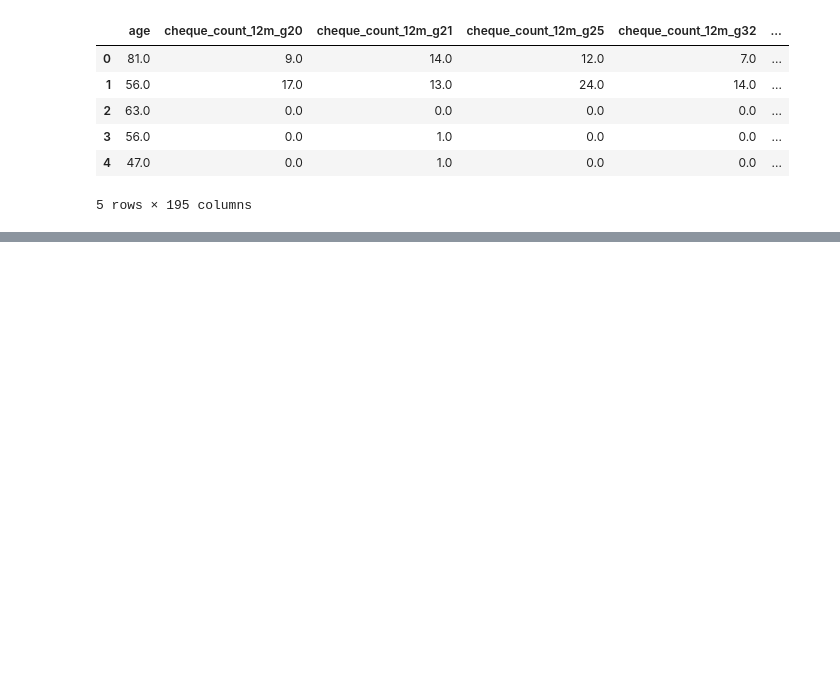
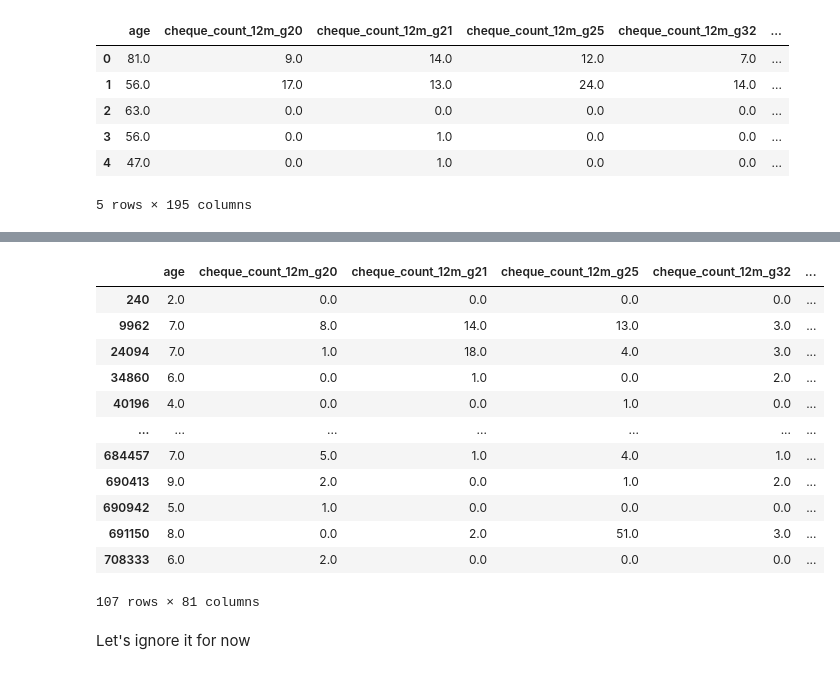
Before and after one commit to TayJen/Uplift---A-B-Testing---Reliable-ML, a Jupyter notebook: kaggle_base.ipynb, the cells around one changed output, grey strips where cells are left out. Saved outputs shown, nothing was run; the diff lists cells and outputs as text; code cells hidden in the pictures; blank space fills up the shorter version.

```diff
--- a/kaggle_base.ipynb
+++ b/kaggle_base.ipynb
@@ -19,0 +145,18 @@ df.head()
+# %%
+df[df['age'] < 10]
+# %% [output]
+|  | age | cheque_count_12m_g20 | cheque_count_12m_g21 | cheque_count_12m_g25 | cheque_count_12m_g32 | ... |
+| 240 | 2.0 | 0.0 | 0.0 | 0.0 | 0.0 | ... |
+| 9962 | 7.0 | 8.0 | 14.0 | 13.0 | 3.0 | ... |
+| 24094 | 7.0 | 1.0 | 18.0 | 4.0 | 3.0 | ... |
+| 34860 | 6.0 | 0.0 | 1.0 | 0.0 | 2.0 | ... |
+| 40196 | 4.0 | 0.0 | 0.0 | 1.0 | 0.0 | ... |
+| ... | ... | ... | ... | ... | ... | ... |
+| 684457 | 7.0 | 5.0 | 1.0 | 4.0 | 1.0 | ... |
+| 690413 | 9.0 | 2.0 | 0.0 | 1.0 | 2.0 | ... |
+| 690942 | 5.0 | 1.0 | 0.0 | 0.0 | 0.0 | ... |
+| 691150 | 8.0 | 0.0 | 2.0 | 51.0 | 3.0 | ... |
+| 708333 | 6.0 | 2.0 | 0.0 | 0.0 | 0.0 | ... |
+107 rows × 81 columns
+# %% [markdown]
+Let's ignore it for now
```
Also changed, not shown: parts of 50 cells of this notebook, 2 other files.
